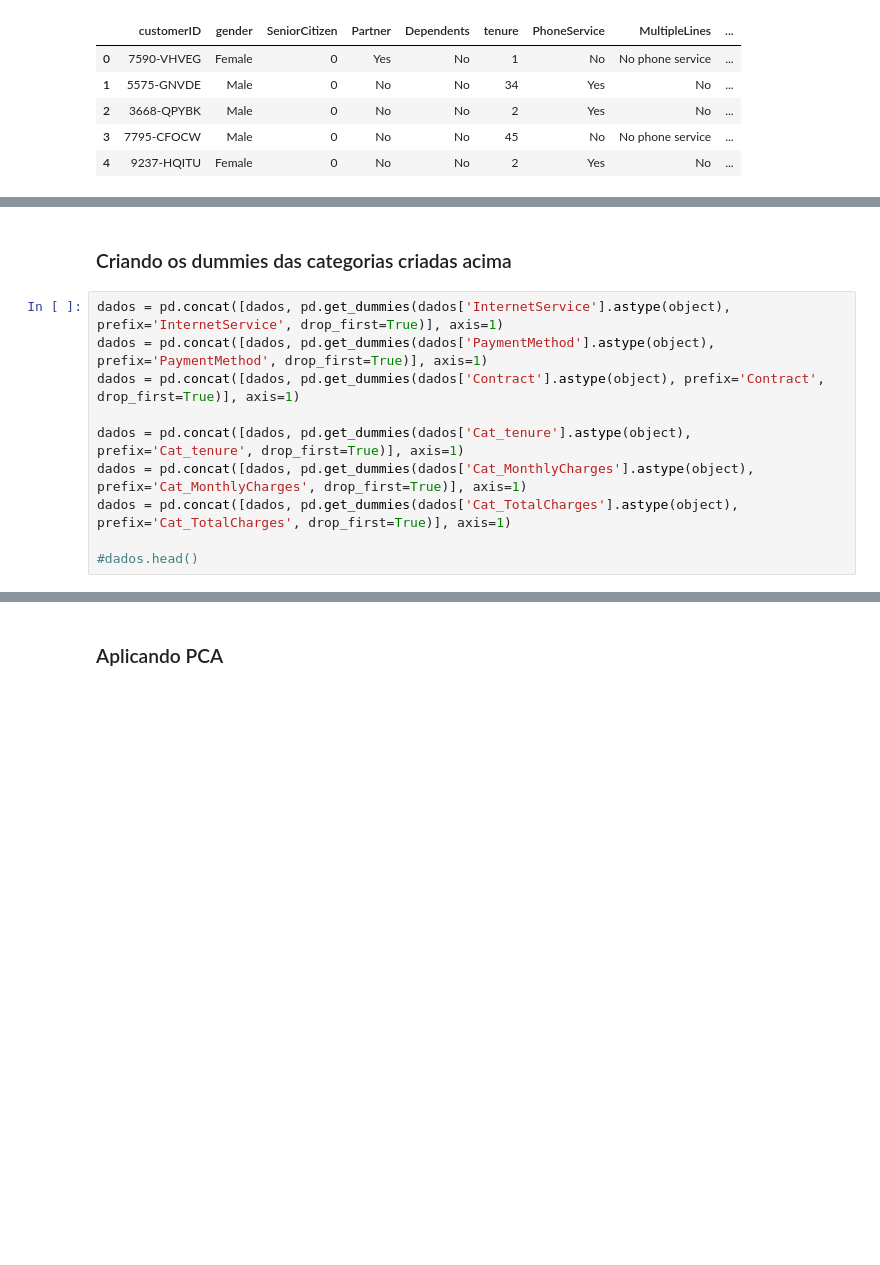
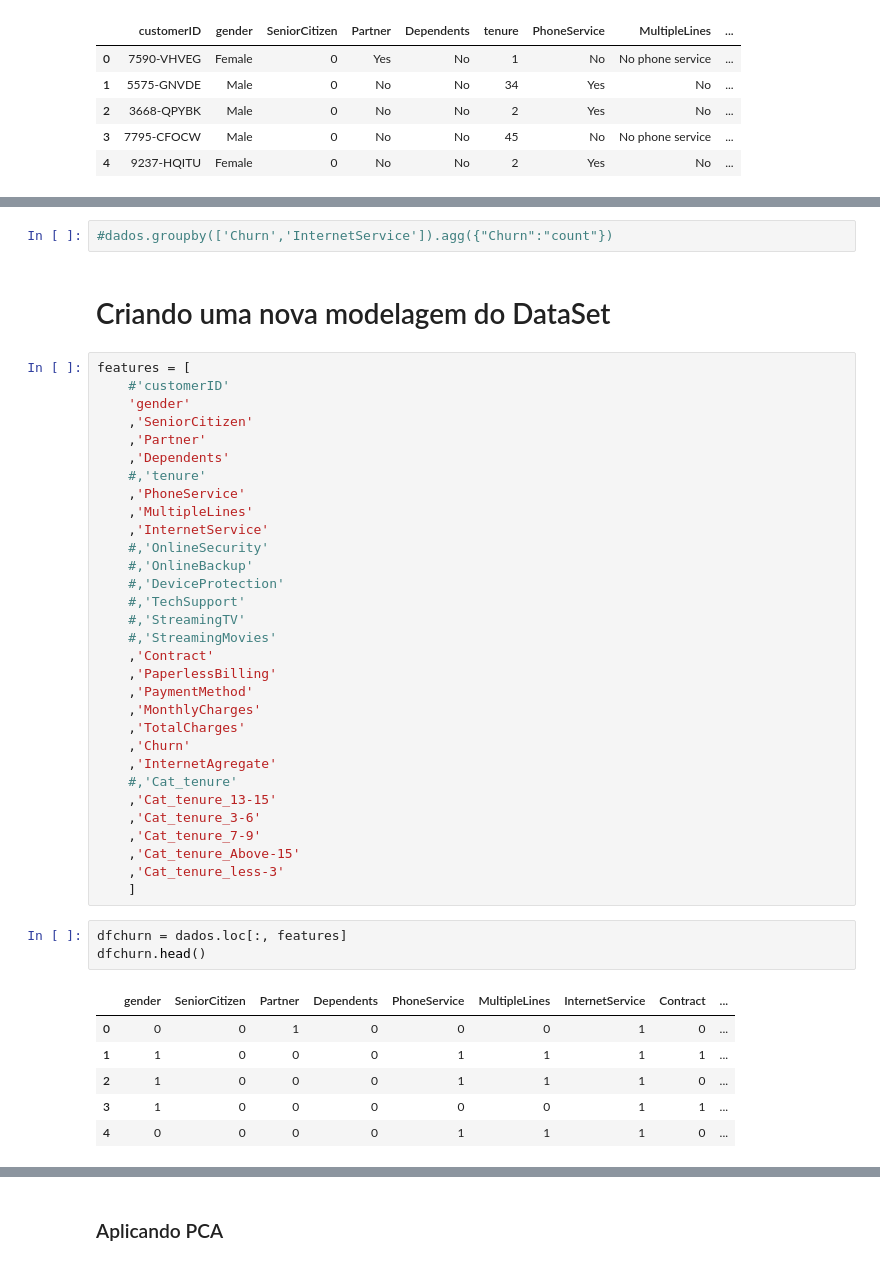
Before and after one commit to thiagodegan/Desafio03, a Jupyter notebook: Desafio03_Mauri.ipynb, the cells around one changed output, grey strips where cells are left out. Cells and saved outputs as stored; diff of their text form; blank space fills up the shorter version.

Commit message:
Update Desafio03_Mauri.ipynb
Nova estruturacao do notebook
Feito uma nova abordagem na modelagem do dataset que melhorou a performace dos modelos.

```diff
--- a/Desafio03_Mauri.ipynb
+++ b/Desafio03_Mauri.ipynb
@@ -317,12 +162,45 @@ Name: Cat_tenure, dtype: int64
-# %% [markdown]
-### Criando os dummies das categorias criadas acima
-# %%
-dados = pd.concat([dados, pd.get_dummies(dados['InternetService'].astype(object), prefix='InternetService', drop_first=True)], axis=1)
-dados = pd.concat([dados, pd.get_dummies(dados['PaymentMethod'].astype(object), prefix='PaymentMethod', drop_first=True)], axis=1)
-dados = pd.concat([dados, pd.get_dummies(dados['Contract'].astype(object), prefix='Contract', drop_first=True)], axis=1)
-
-dados = pd.concat([dados, pd.get_dummies(dados['Cat_tenure'].astype(object), prefix='Cat_tenure', drop_first=True)], axis=1)
-dados = pd.concat([dados, pd.get_dummies(dados['Cat_MonthlyCharges'].astype(object), prefix='Cat_MonthlyCharges', drop_first=True)], axis=1)
-dados = pd.concat([dados, pd.get_dummies(dados['Cat_TotalCharges'].astype(object), prefix='Cat_TotalCharges', drop_first=True)], axis=1)
-
-#dados.head()
+# %%
+#dados.groupby(['Churn','InternetService']).agg({"Churn":"count"})
+# %% [markdown]
+# Criando uma nova modelagem do DataSet
+# %%
+features = [
+    #'customerID'
+    'gender'
+    ,'SeniorCitizen'
+    ,'Partner'
+    ,'Dependents'
+    #,'tenure'
+    ,'PhoneService'
+    ,'MultipleLines'
+    ,'InternetService'
+    #,'OnlineSecurity'
+    #,'OnlineBackup'
+    #,'DeviceProtection'
+    #,'TechSupport'
+    #,'StreamingTV'
+    #,'StreamingMovies'
+    ,'Contract'
+    ,'PaperlessBilling'
+    ,'PaymentMethod'
+    ,'MonthlyCharges'
+    ,'TotalCharges'
+    ,'Churn'
+    ,'InternetAgregate'
+    #,'Cat_tenure'
+    ,'Cat_tenure_13-15'
+    ,'Cat_tenure_3-6'
+    ,'Cat_tenure_7-9'
+    ,'Cat_tenure_Above-15'
+    ,'Cat_tenure_less-3'
+    ]
+# %%
+dfchurn = dados.loc[:, features]
+dfchurn.head()
+# %% [output]
+|  | gender | SeniorCitizen | Partner | Dependents | PhoneService | MultipleLines | InternetService | Contract | ... |
+| 0 | 0 | 0 | 1 | 0 | 0 | 0 | 1 | 0 | ... |
+| 1 | 1 | 0 | 0 | 0 | 1 | 1 | 1 | 1 | ... |
+| 2 | 1 | 0 | 0 | 0 | 1 | 1 | 1 | 0 | ... |
+| 3 | 1 | 0 | 0 | 0 | 0 | 0 | 1 | 1 | ... |
+| 4 | 0 | 0 | 0 | 0 | 1 | 1 | 1 | 0 | ... |
```
Also changed, not shown: parts of 76 cells of this notebook.
